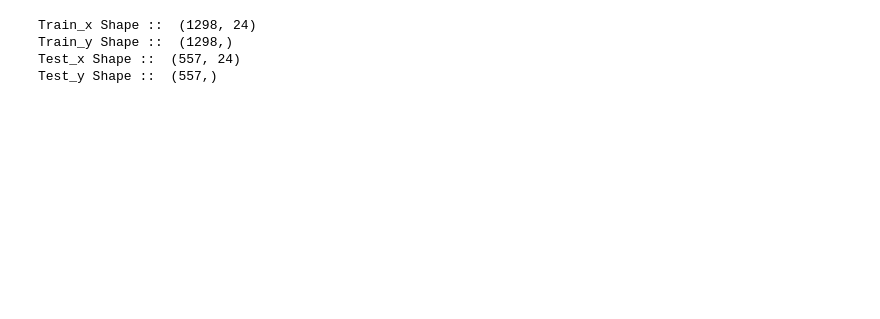
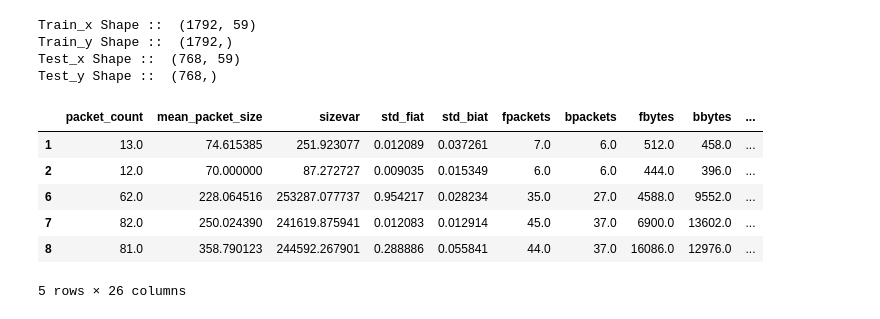
Before and after one commit to johant93/Mobile_App_Classifier, a Jupyter notebook: ML_app_classifier/ML_RForest-KNN-DTree.ipynb, the cells around one changed output. Saved outputs shown, nothing was run; the diff lists cells and outputs as text; code cells hidden in the pictures; blank space fills up the shorter version.

```diff
--- a/ML_app_classifier/ML_RForest-KNN-DTree.ipynb
+++ b/ML_app_classifier/ML_RForest-KNN-DTree.ipynb
@@ -13,7 +13,19 @@ from sklearn.metrics import confusion_matrix
 import pdb
 
 # File Paths
-INPUT_PATH = "/Users/joh/Desktop/מדמ״ח/Final_Project_Data/splittedData/iphone7/allIphoneData.csv"
+IPHONE_DATA_PATH = "/Users/joh/Desktop/מדמ״ח/Final_Project_Data/CSV/AlliphoneData.csv"
+ONEPLUS_DATA_PATH = "/Users/joh/Desktop/מדמ״ח/Final_Project_Data/CSV/AllOneplusData.csv"
+ALL_DATA_PATH = "/Users/joh/Desktop/מדמ״ח/Final_Project_Data/CSV/All_Data.csv"
+LABELED_BY_DEVICE = "/Users/joh/Desktop/מדמ״ח/Final_Project_Data/CSV/labeled_by_device.csv"
+NEW_FEATURES = "/Users/joh/Desktop/מדמ״ח/Final_Project_Data/CSV/newfeature.csv"
+ALL_COMBINED_FEATURES = "/Users/joh/Desktop/מדמ״ח/Final_Project_Data/CSV/combined_features.csv"
 # %%
 # Headers
-HEADERS = ["packet_count", "mean_packet_size", "sizevar", "std_fiat", "std_biat", "fpackets", "bpackets", "fbytes", "bbytes", "min_fiat", "min_biat", "max_fiat", "max_biat", "std_fiat", "std_biat", "mean_fiat", "mean_biat", "min_fpkt", "min_bpkt", "max_fpkt", "max_bpkt", "std_fpkt", "std_bpkt", "mean_fpkt", "mean_bpkt","label"]
+#HEADERS = ["packet_count", "mean_packet_size", "sizevar", "std_fiat", "std_biat", "fpackets", "bpackets", "fbytes", "bbytes", "min_fiat", "min_biat", "max_fiat", "max_biat", "std_fiat", "std_biat", "mean_fiat", "mean_biat", "min_fpkt", "min_bpkt", "max_fpkt", "max_bpkt", "std_fpkt", "std_bpkt", "mean_fpkt", "mean_bpkt"]
+newfeatures = []
+for i in range(0,60):
+     newfeatures.append('stat_'+str(i))
+newfeatures.append('label')
+HEADERS = newfeatures
+
+HEADERS
@@ -123,24 +133,42 @@ def knn_classifier(features, target, neighbors):
 # %%
 
 # Load the csv file into pandas dataframe
-dataset = read_data(INPUT_PATH)
+iphone_dataset = read_data(IPHONE_DATA_PATH)
+oneplus_dataset = read_data(ONEPLUS_DATA_PATH)
+all_dataset = pd.read_csv(ALL_DATA_PATH,sep=';')
+os_labeled_dataset = read_data(LABELED_BY_DEVICE)
+allfeat_dataset = read_data(ALL_COMBINED_FEATURES)
+oldfeat_dataset = read_data(NEW_FEATURES)
+
+
 # Get basic statistics of the loaded dataset
 #dataset_statistics(dataset)
 
 # Filter missing values
-#dataset = handel_missing_values(dataset, HEADERS[6], 0.0)
-train_x, test_x, train_y, test_y = split_dataset(dataset, 0.7, HEADERS[1:-1], HEADERS[-1])
+#os_labeled_dataset = handel_missing_values(os_labeled_dataset, HEADERS[8], 0.0)
+os_labeled_dataset = os_labeled_dataset.dropna()
+
+train_x, test_x, train_y, test_y = split_dataset(allfeat_dataset, 0.7, HEADERS[1:-1], HEADERS[-1])
 
 # Train and Test dataset size details
 print ("Train_x Shape :: ", train_x.shape)
 print ("Train_y Shape :: ", train_y.shape)
 print ("Test_x Shape :: ", test_x.shape)
 print ("Test_y Shape :: ", test_y.shape)
+
+os_labeled_dataset.head()
 # %% [output]
-Train_x Shape ::  (1298, 24)
-Train_y Shape ::  (1298,)
-Test_x Shape ::  (557, 24)
-Test_y Shape ::  (557,)
+Train_x Shape ::  (1792, 59)
+Train_y Shape ::  (1792,)
+Test_x Shape ::  (768, 59)
+Test_y Shape ::  (768,)
+|  | packet_count | mean_packet_size | sizevar | std_fiat | std_biat | fpackets | bpackets | fbytes | bbytes | ... |
+| 1 | 13.0 | 74.615385 | 251.923077 | 0.012089 | 0.037261 | 7.0 | 6.0 | 512.0 | 458.0 | ... |
+| 2 | 12.0 | 70.000000 | 87.272727 | 0.009035 | 0.015349 | 6.0 | 6.0 | 444.0 | 396.0 | ... |
+| 6 | 62.0 | 228.064516 | 253287.077737 | 0.954217 | 0.028234 | 35.0 | 27.0 | 4588.0 | 9552.0 | ... |
+| 7 | 82.0 | 250.024390 | 241619.875941 | 0.012083 | 0.012914 | 45.0 | 37.0 | 6900.0 | 13602.0 | ... |
+| 8 | 81.0 | 358.790123 | 244592.267901 | 0.288886 | 0.055841 | 44.0 | 37.0 | 16086.0 | 12976.0 | ... |
+5 rows × 26 columns
 # %%
 from matplotlib.legend_handler import HandlerLine2D
 
```
Also changed, not shown: parts of 12 cells of this notebook, 55 other files.
